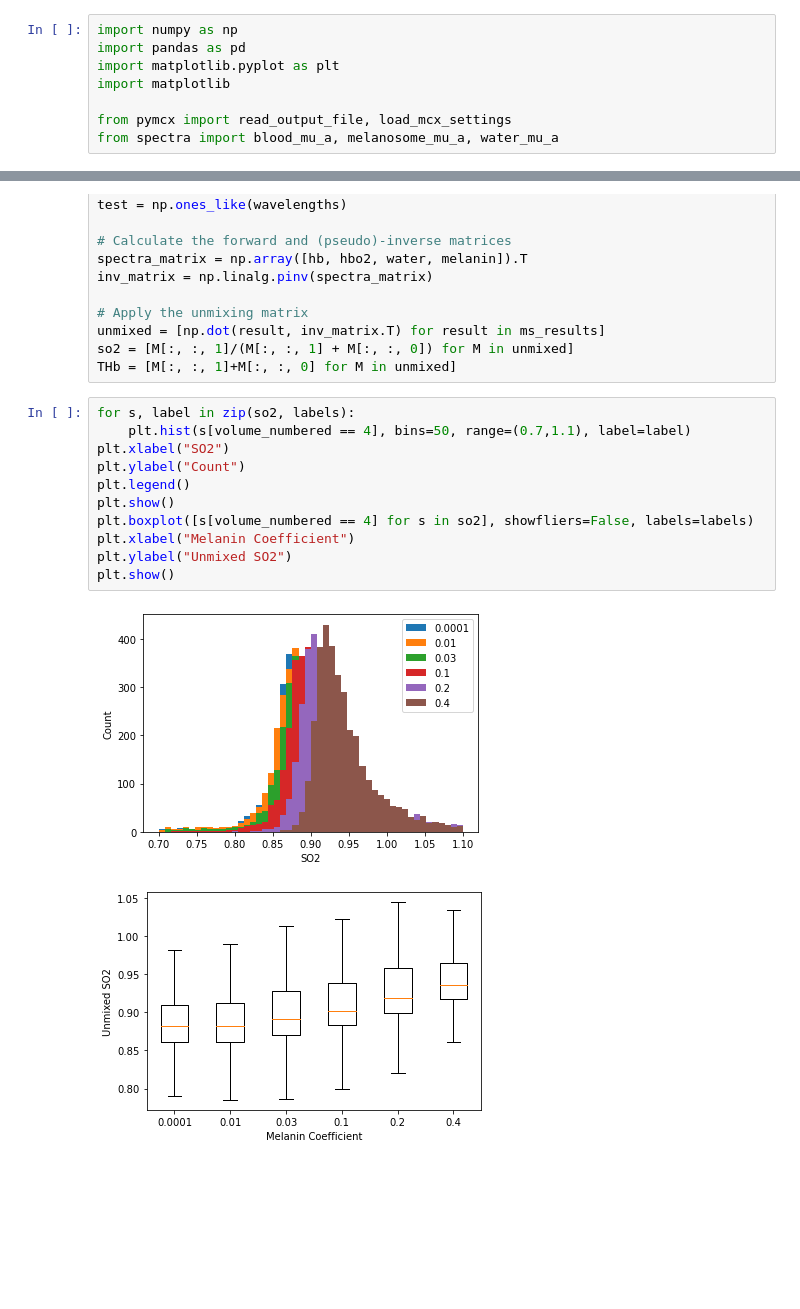
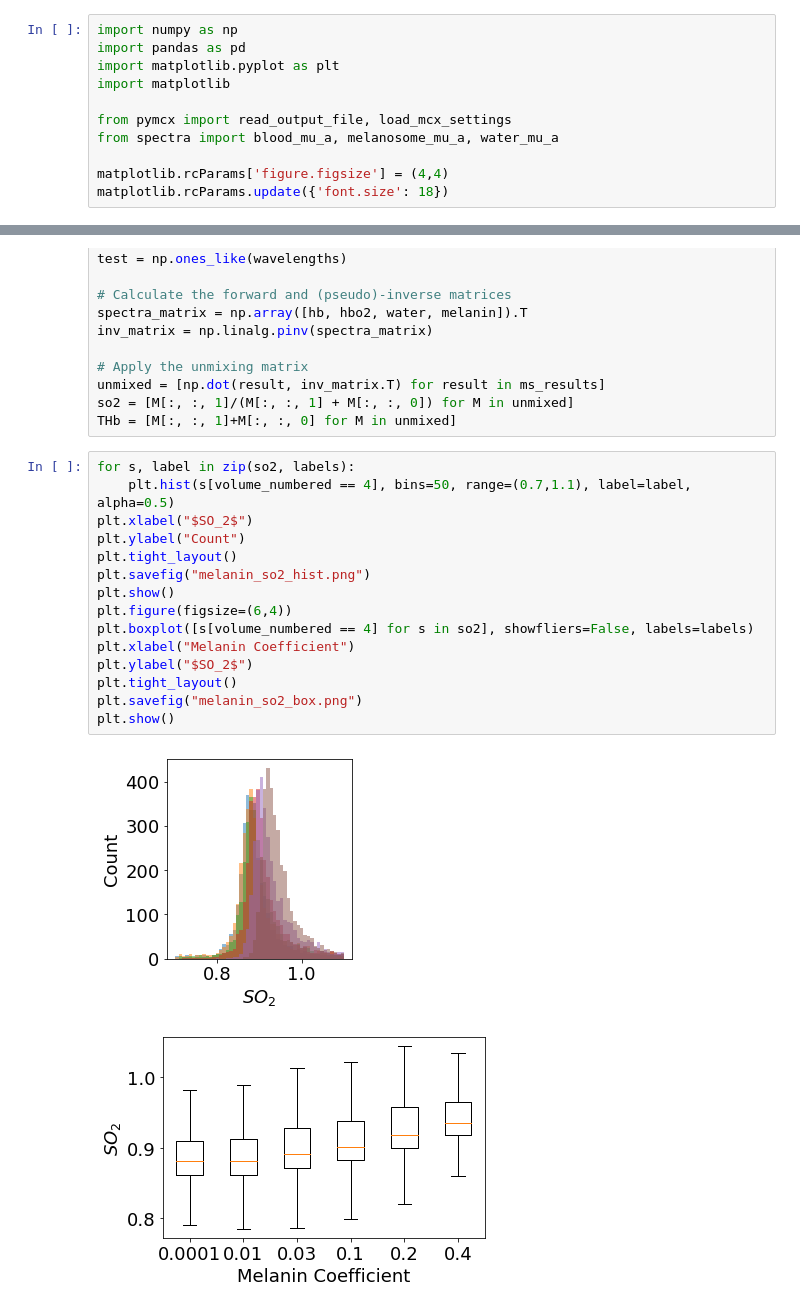
Before and after one commit to tomelse/SkinPhantomSimulations, a Jupyter notebook: Exp1/Melanin Analysis.ipynb, the cells around one changed output, grey strips where cells are left out. Cells and saved outputs as stored; diff of their text form; blank space fills up the shorter version.

```diff
--- a/Exp1/Melanin Analysis.ipynb
+++ b/Exp1/Melanin Analysis.ipynb
@@ -8,6 +8,9 @@ import matplotlib
 
 from pymcx import read_output_file, load_mcx_settings
 from spectra import blood_mu_a, melanosome_mu_a, water_mu_a
+
+matplotlib.rcParams['figure.figsize'] = (4,4)
+matplotlib.rcParams.update({'font.size': 18})
 # %% [markdown]
 Load the list of parameters run and the files containing the output and settings files. The constant variables are removed for the summary tables.
 # %%
@@ -119,18 +122,22 @@ so2 = [M[:, :, 1]/(M[:, :, 1] + M[:, :, 0]) for M in unmixed]
 THb = [M[:, :, 1]+M[:, :, 0] for M in unmixed]
 # %%
 for s, label in zip(so2, labels):
-    plt.hist(s[volume_numbered == 4], bins=50, range=(0.7,1.1), label=label)
-plt.xlabel("SO2")
+    plt.hist(s[volume_numbered == 4], bins=50, range=(0.7,1.1), label=label, alpha=0.5)
+plt.xlabel("$SO_2$")
 plt.ylabel("Count")
-plt.legend()
+plt.tight_layout()
+plt.savefig("melanin_so2_hist.png")
 plt.show()
+plt.figure(figsize=(6,4))
 plt.boxplot([s[volume_numbered == 4] for s in so2], showfliers=False, labels=labels)
 plt.xlabel("Melanin Coefficient")
-plt.ylabel("Unmixed SO2")
+plt.ylabel("$SO_2$")
+plt.tight_layout()
+plt.savefig("melanin_so2_box.png")
 plt.show()
 # %% [output]
-[figure, old version]
+[figure, new version]
-[figure, old version]
+[figure, new version]
 # %%
 n = 0
 plt.imshow(THb[n])
```
Also changed, not shown: parts of 5 cells of this notebook, 4 other files.
